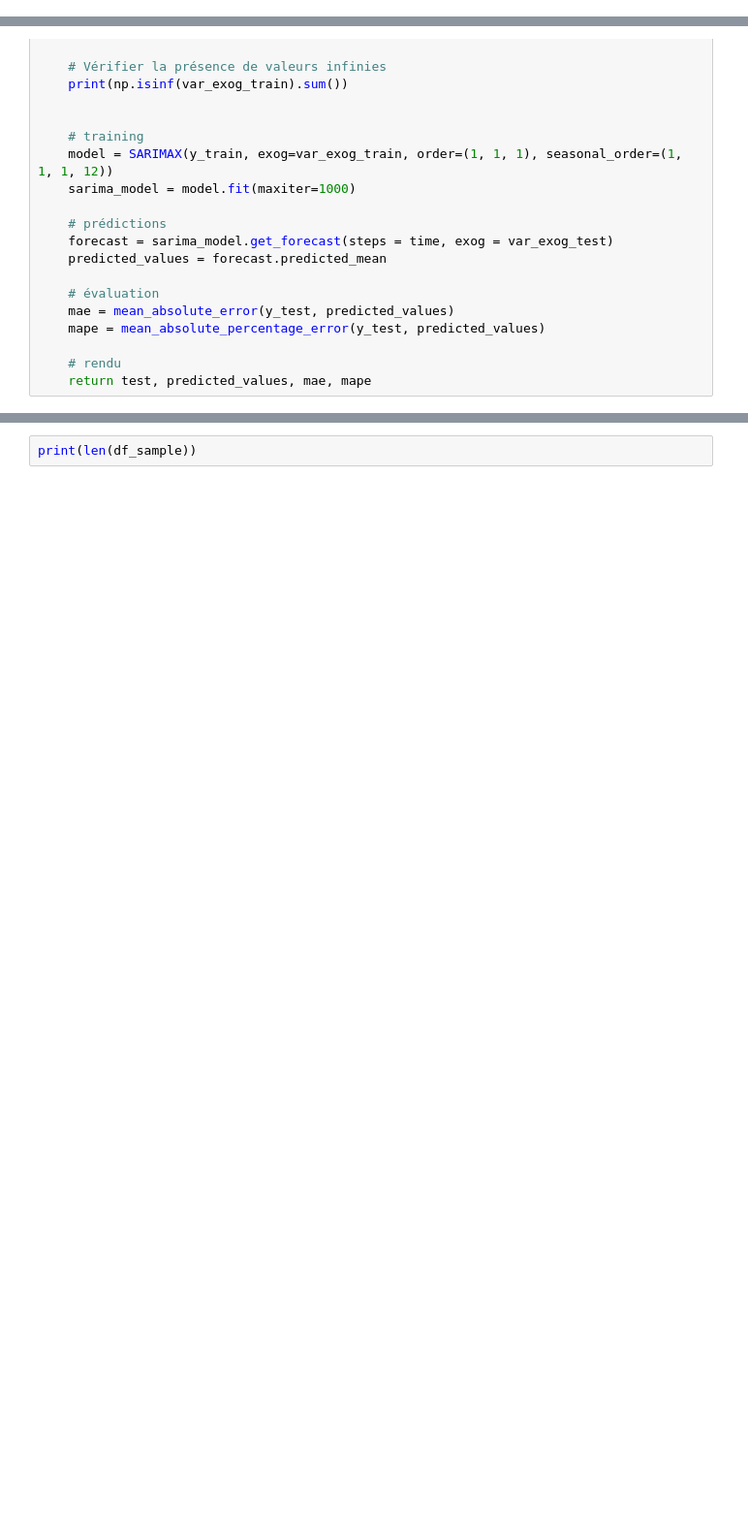
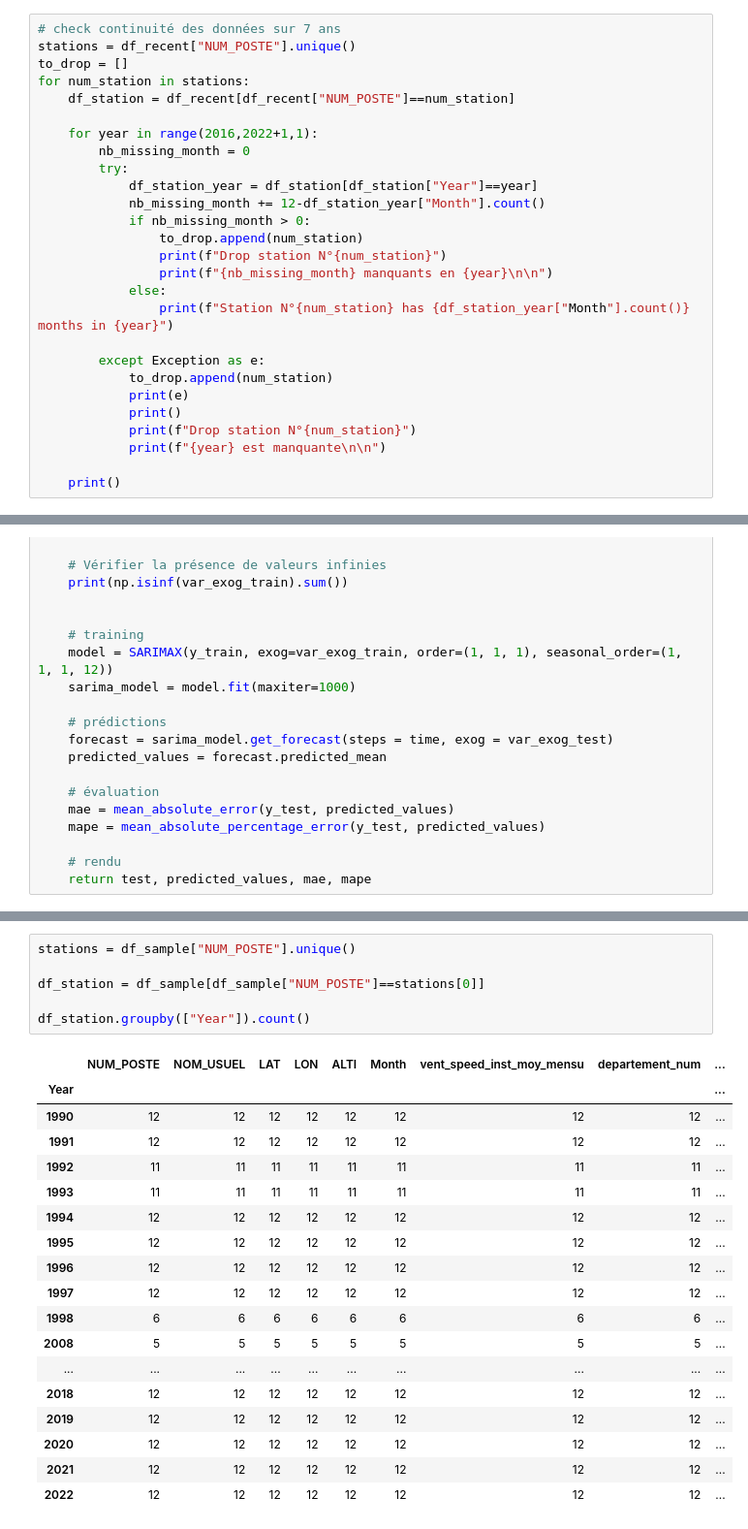
Before and after one commit to tristanGIANDO/jedha_final_project, a Jupyter notebook: jedha_final_project/modeles/baseline_region.ipynb, the cells around one changed output, grey strips where cells are left out. Shown at 97% size. Drawn from its saved outputs; the diff is of its cells as text; blank space fills up the shorter version.

Commit message:
add script detection donnees manquantes

```diff
--- a/jedha_final_project/modeles/baseline_region.ipynb
+++ b/jedha_final_project/modeles/baseline_region.ipynb
@@ -12,0 +66,27 @@ df_sample = df[df["region"]=="CENTRE VAL DE LOIRE"]
+# %%
+# check continuité des données sur 7 ans
+stations = df_recent["NUM_POSTE"].unique()
+to_drop = []
+for num_station in stations:
+    df_station = df_recent[df_recent["NUM_POSTE"]==num_station]
+
+    for year in range(2016,2022+1,1):
+        nb_missing_month = 0
+        try:
+            df_station_year = df_station[df_station["Year"]==year]
+            nb_missing_month += 12-df_station_year["Month"].count()
+            if nb_missing_month > 0:
+                to_drop.append(num_station)
+                print(f"Drop station N°{num_station}")
+                print(f"{nb_missing_month} manquants en {year}\n\n")
+            else:
+                print(f"Station N°{num_station} has {df_station_year["Month"].count()} months in {year}")
+
+        except Exception as e:
+            to_drop.append(num_station)
+            print(e)
+            print()
+            print(f"Drop station N°{num_station}")
+            print(f"{year} est manquante\n\n")
+
+    print()
@@ -138,2 +321,25 @@ print(f"total station > 84 avec NA: {count_NA}")
-# %%
-print(len(df_sample))
+# %%
+stations = df_sample["NUM_POSTE"].unique()
+
+df_station = df_sample[df_sample["NUM_POSTE"]==stations[0]]
+
+df_station.groupby(["Year"]).count()
+# %% [output]
+|  | NUM_POSTE | NOM_USUEL | LAT | LON | ALTI | Month | vent_speed_inst_moy_mensu | departement_num | ... |
+| Year |  |  |  |  |  |  |  |  | ... |
+| 1990 | 12 | 12 | 12 | 12 | 12 | 12 | 12 | 12 | ... |
+| 1991 | 12 | 12 | 12 | 12 | 12 | 12 | 12 | 12 | ... |
+| 1992 | 11 | 11 | 11 | 11 | 11 | 11 | 11 | 11 | ... |
+| 1993 | 11 | 11 | 11 | 11 | 11 | 11 | 11 | 11 | ... |
+| 1994 | 12 | 12 | 12 | 12 | 12 | 12 | 12 | 12 | ... |
+| 1995 | 12 | 12 | 12 | 12 | 12 | 12 | 12 | 12 | ... |
+| 1996 | 12 | 12 | 12 | 12 | 12 | 12 | 12 | 12 | ... |
+| 1997 | 12 | 12 | 12 | 12 | 12 | 12 | 12 | 12 | ... |
+| 1998 | 6 | 6 | 6 | 6 | 6 | 6 | 6 | 6 | ... |
+| 2008 | 5 | 5 | 5 | 5 | 5 | 5 | 5 | 5 | ... |
+| ... | ... | ... | ... | ... | ... | ... | ... | ... | ... |
+| 2018 | 12 | 12 | 12 | 12 | 12 | 12 | 12 | 12 | ... |
+| 2019 | 12 | 12 | 12 | 12 | 12 | 12 | 12 | 12 | ... |
+| 2020 | 12 | 12 | 12 | 12 | 12 | 12 | 12 | 12 | ... |
+| 2021 | 12 | 12 | 12 | 12 | 12 | 12 | 12 | 12 | ... |
+| 2022 | 12 | 12 | 12 | 12 | 12 | 12 | 12 | 12 | ... |
```
Also changed, not shown: parts of 14 cells of this notebook.
